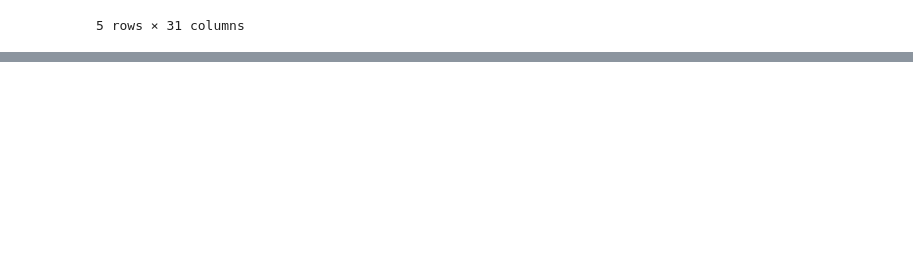
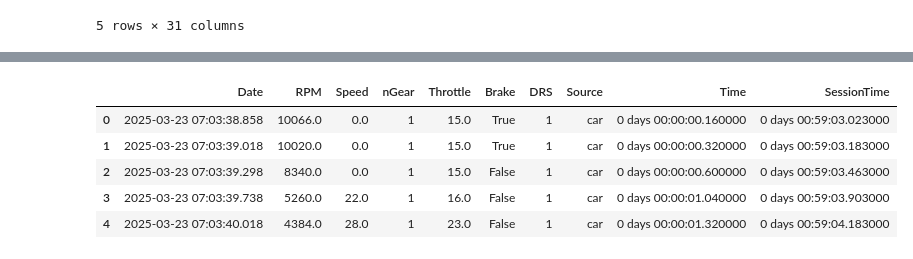
Before and after one commit to kilid69/F1, a Jupyter notebook: main.ipynb, the cells around one changed output, grey strips where cells are left out. Cells and saved outputs as stored; diff of their text form; code cells hidden in the pictures; blank space fills up the shorter version.

```diff
--- a/main.ipynb
+++ b/main.ipynb
@@ -160,0 +142,10 @@ ver_tel
+# %%
+ver_car = ver_lap.get_car_data()
+ver_car.head()
+# %% [output]
+|  | Date | RPM | Speed | nGear | Throttle | Brake | DRS | Source | Time | SessionTime |
+| 0 | 2025-03-23 07:03:38.858 | 10066.0 | 0.0 | 1 | 15.0 | True | 1 | car | 0 days 00:00:00.160000 | 0 days 00:59:03.023000 |
+| 1 | 2025-03-23 07:03:39.018 | 10020.0 | 0.0 | 1 | 15.0 | True | 1 | car | 0 days 00:00:00.320000 | 0 days 00:59:03.183000 |
+| 2 | 2025-03-23 07:03:39.298 | 8340.0 | 0.0 | 1 | 15.0 | False | 1 | car | 0 days 00:00:00.600000 | 0 days 00:59:03.463000 |
+| 3 | 2025-03-23 07:03:39.738 | 5260.0 | 22.0 | 1 | 16.0 | False | 1 | car | 0 days 00:00:01.040000 | 0 days 00:59:03.903000 |
+| 4 | 2025-03-23 07:03:40.018 | 4384.0 | 28.0 | 1 | 23.0 | False | 1 | car | 0 days 00:00:01.320000 | 0 days 00:59:04.183000 |
```
Also changed, not shown: parts of 16 cells of this notebook.
